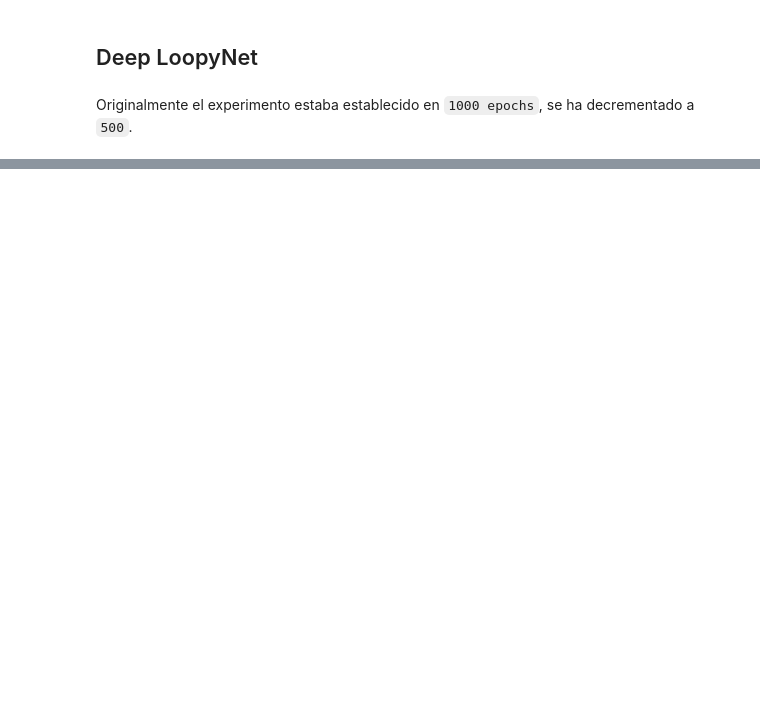
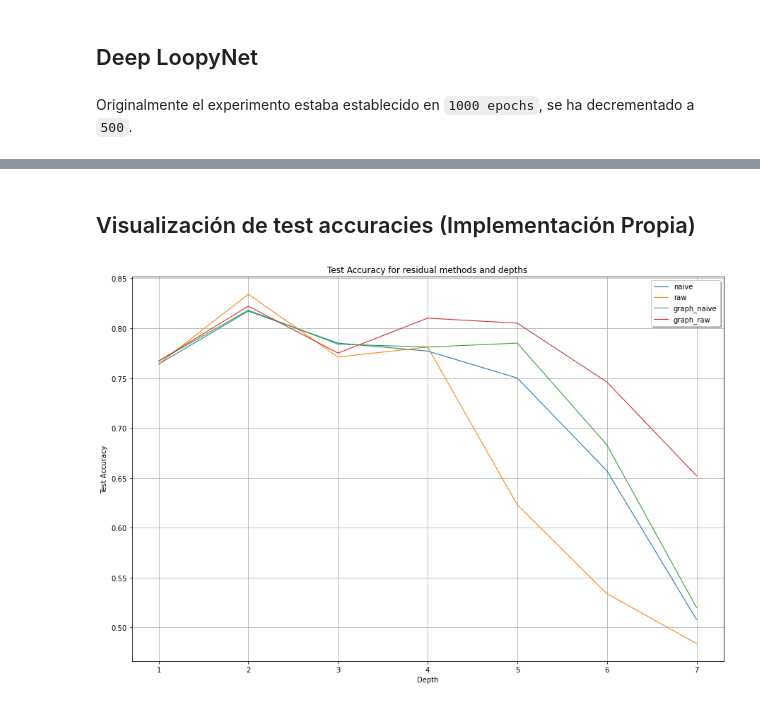
Before and after one commit to luperezsal/GResNet, a Jupyter notebook: MainNotebook.ipynb, the cells around one changed output, grey strips where cells are left out. Cells and saved outputs as stored; diff of their text form; code cells hidden in the pictures; blank space fills up the shorter version.

```diff
--- a/MainNotebook.ipynb
+++ b/MainNotebook.ipynb
@@ -201,10 +225,17 @@ False
 ## Deep LoopyNet
 # %% [markdown]
 Originalmente el experimento estaba establecido en `1000 epochs`, se ha decrementado a `500`.
+# %%
+gcn_dict = {'naive': [],
+            'raw': [],
+            'graph_naive': [],
+            'graph_raw': []}
 # %%
 #---- Deep LoopyNet baseline method ----
+depths = [1, 2, 3, 4, 5, 6, 7]
+
 if True:
-    for depth in [1, 2, 3, 4, 5, 6, 7]:
+    for depth in depths:
         for residual_type in ['naive', 'raw', 'graph_naive', 'graph_raw']:
             cuda_tag = False
 
@@ -248,6 +279,9 @@ if True:
                 acc_test = setting_obj.load_run_save_evaluate()
                 print('Testing Acc: ', acc_test)
                 acc_test_list.append(acc_test)
+
+                gcn_dict[residual_type].append(acc_test)
+
                 print('*******************************')
                 #------------------------------------------------------
             print(acc_test_list)
@@ -271,3 +305,28 @@ Epoch: 0301 loss_train: 0.3688 acc_train: 0.9929 loss_val: 1.0008 acc_val: 0.790
 [0.652]
 0.652 0.0
 Finished
+# %% [markdown]
+## Visualización de test accuracies (Implementación Propia)
+# %%
+import matplotlib.pyplot as plt
+
+plt.figure(figsize=(15,10))
+
+for residual_method_name in gcn_dict:
+    residual_method_scores = gcn_dict[residual_method_name]
+
+    plt.plot(depths, residual_method_scores, linewidth = 1.1, label = residual_method_name)
+
+plt.title(f"Test Accuracy for residual methods and depths")
+plt.xlabel('Depth')
+plt.ylabel('Test Accuracy')
+
+plt.legend(loc = 'best',
+           fancybox = True,
+           shadow = True)
+
+
+plt.grid(True)
+plt.show()
+# %% [output]
+[figure, added]
```
Also changed, not shown: parts of 10 cells of this notebook.
